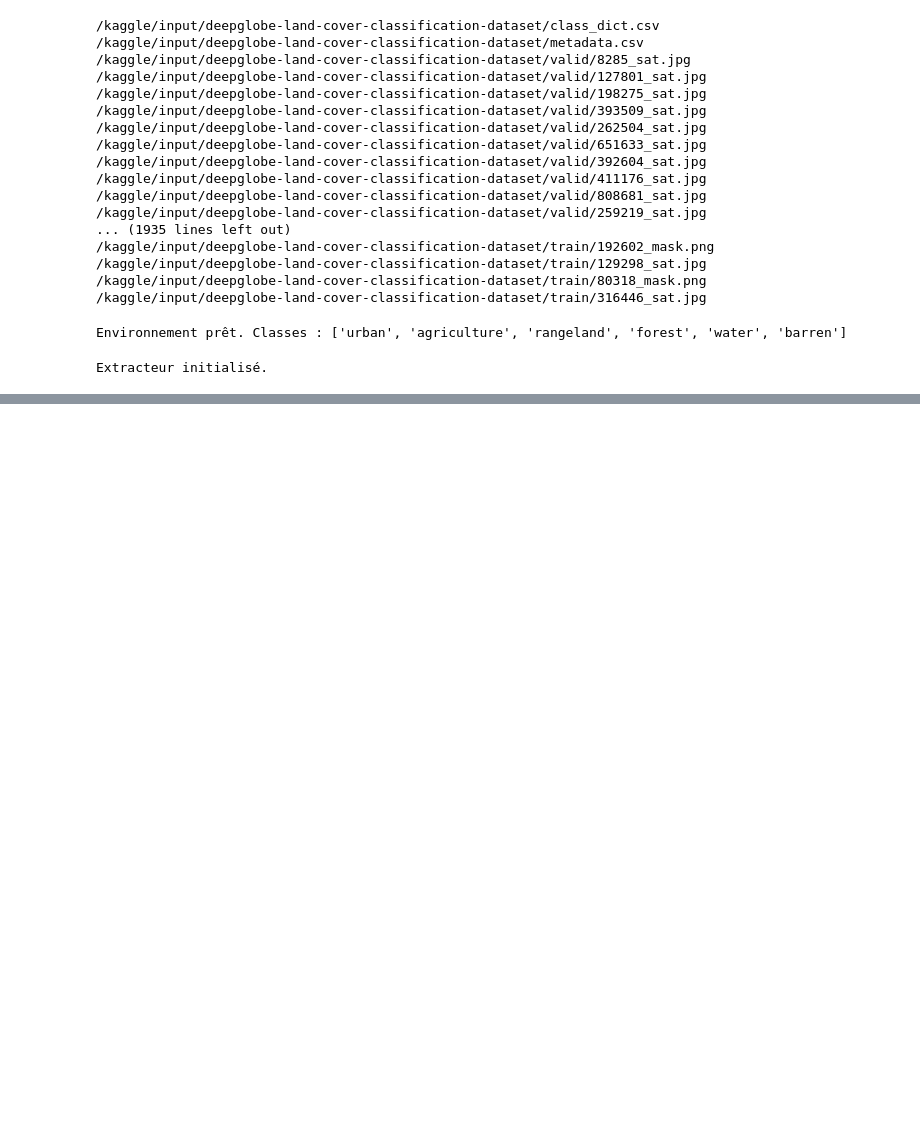
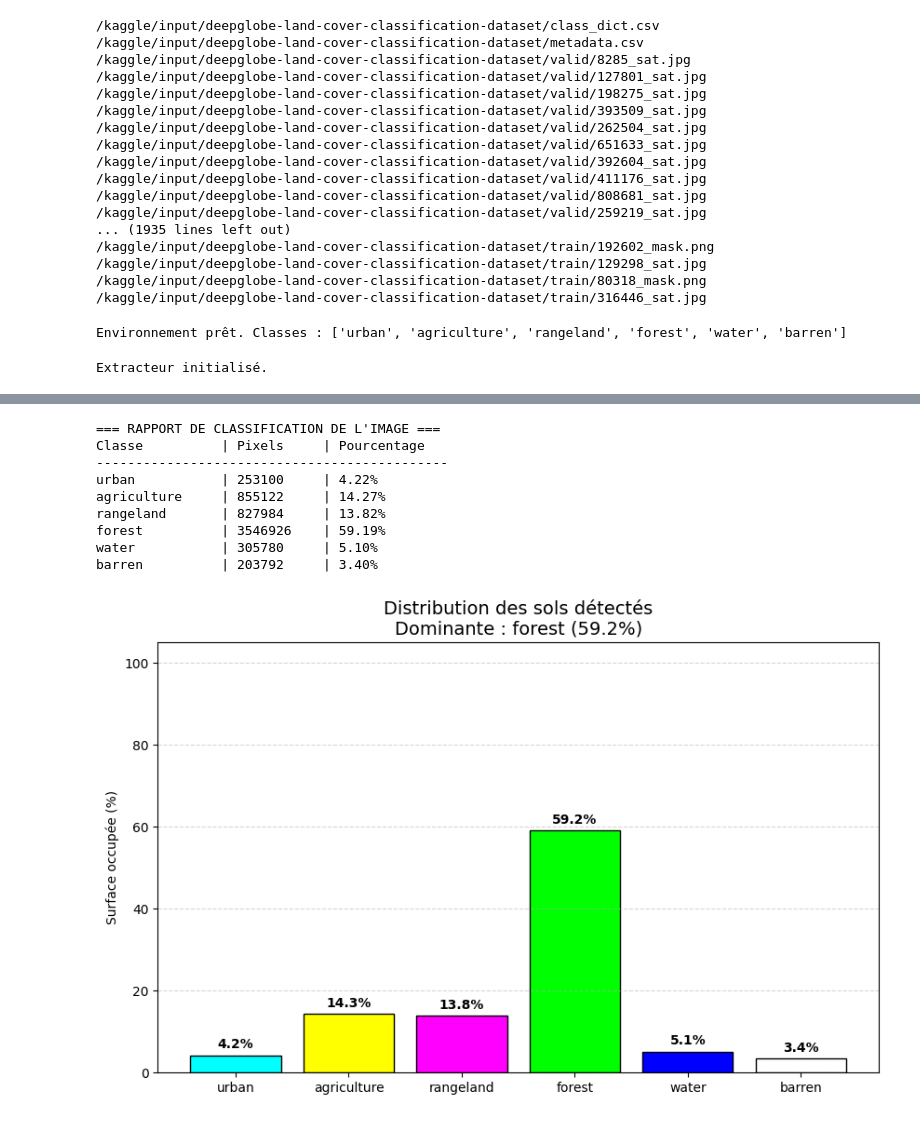
Before and after one commit to sihamErmk/-Segmentation-d-Images-A-riennes-ML-, a Jupyter notebook: notebookc4b935530a.ipynb, the cells around one changed output, grey strips where cells are left out. Drawn from its saved outputs; the diff is of its cells as text; code cells hidden in the pictures; blank space fills up the shorter version.

```diff
--- a/notebookc4b935530a.ipynb
+++ b/notebookc4b935530a.ipynb
@@ -411,0 +434,78 @@ XGBClassifier(base_score=None, booster=None, callbacks=None,
+# %%
+# --------------------- ANALYSE DU RÉSULTAT ---------------------
+import pandas as pd
+import matplotlib.pyplot as plt
+
+def analyze_prediction(prediction_map):
+    total_pixels = prediction_map.size
+    unique, counts = np.unique(prediction_map, return_counts=True)
+
+    # Création d'un dictionnaire pour stocker les résultats
+    stats = []
+
+    print("=== RAPPORT DE CLASSIFICATION DE L'IMAGE ===")
+    print(f"{'Classe':<15} | {'Pixels':<10} | {'Pourcentage':<10}")
+    print("-" * 45)
+
+    # On parcourt toutes les classes possibles (0 à 5)
+    for label_id in range(len(CLASS_NAMES)):
+        class_name = CLASS_NAMES[label_id]
+
+        # On récupère le compte (0 si la classe n'est pas présente)
+        if label_id in unique:
+            idx = np.where(unique == label_id)[0][0]
+            count = counts[idx]
+        else:
+            count = 0
+
+        percentage = (count / total_pixels) * 100
+        stats.append({
+            'Label': label_id,
+            'Classe': class_name,
+            'Pourcentage': percentage,
+            'Color': [c/255.0 for c in LABEL_TO_COLOR[label_id]] # Normalisation couleur pour matplotlib
+        })
+
+        print(f"{class_name:<15} | {count:<10} | {percentage:.2f}%")
+
+    # Conversion en DataFrame pour manipulation facile
+    df_stats = pd.DataFrame(stats)
+
+    # --- VISUALISATION GRAPHIQUE ---
+    plt.figure(figsize=(10, 6))
+
+    # Création du bar chart avec les bonnes couleurs
+    bars = plt.bar(df_stats['Classe'], df_stats['Pourcentage'], color=df_stats['Color'], edgecolor='black')
+
+    # Ajout des étiquettes de pourcentage au-dessus des barres
+    for bar in bars:
+        yval = bar.get_height()
+        if yval > 0:
+            plt.text(bar.get_x() + bar.get_width()/2, yval + 1, f'{yval:.1f}%',
+                     ha='center', va='bottom', fontsize=10, fontweight='bold')
+
+    # Classe dominante
+    dominant_class = df_stats.loc[df_stats['Pourcentage'].idxmax(), 'Classe']
+    dominant_pct = df_stats['Pourcentage'].max()
+
+    plt.title(f"Distribution des sols détectés\nDominante : {dominant_class} ({dominant_pct:.1f}%)", fontsize=14)
+    plt.ylabel("Surface occupée (%)")
+    plt.ylim(0, 105) # Pour laisser de la place au texte
+    plt.grid(axis='y', linestyle='--', alpha=0.5)
+    plt.show()
+
+    return df_stats
+
+# Exécution de l'analyse sur le résultat lissé
+df_resultats = analyze_prediction(pred_smooth)
+# %% [output]
+=== RAPPORT DE CLASSIFICATION DE L'IMAGE ===
+Classe          | Pixels     | Pourcentage
+---------------------------------------------
+urban           | 253100     | 4.22%
+agriculture     | 855122     | 14.27%
+rangeland       | 827984     | 13.82%
+forest          | 3546926    | 59.19%
+water           | 305780     | 5.10%
+barren          | 203792     | 3.40%
+[figure, added]
```
Also changed, not shown: parts of 8 cells of this notebook.
